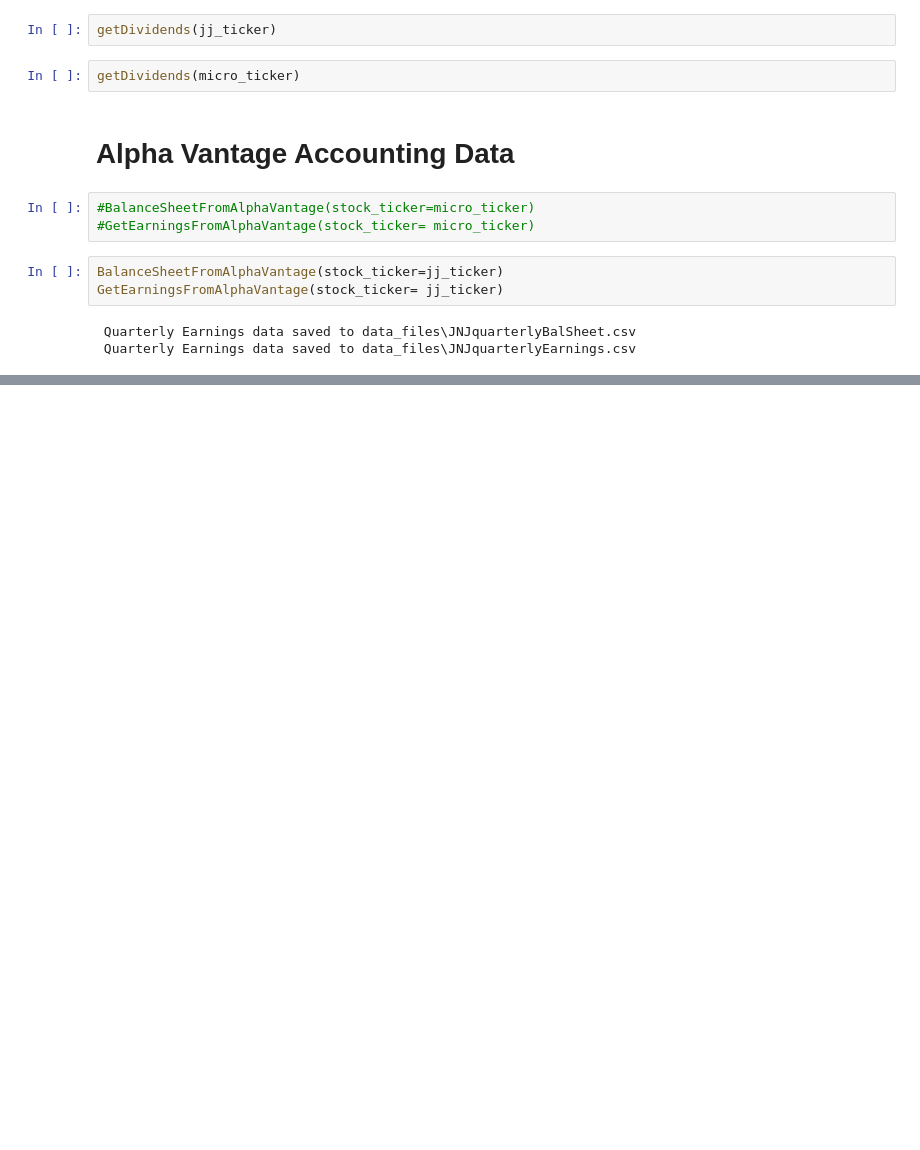
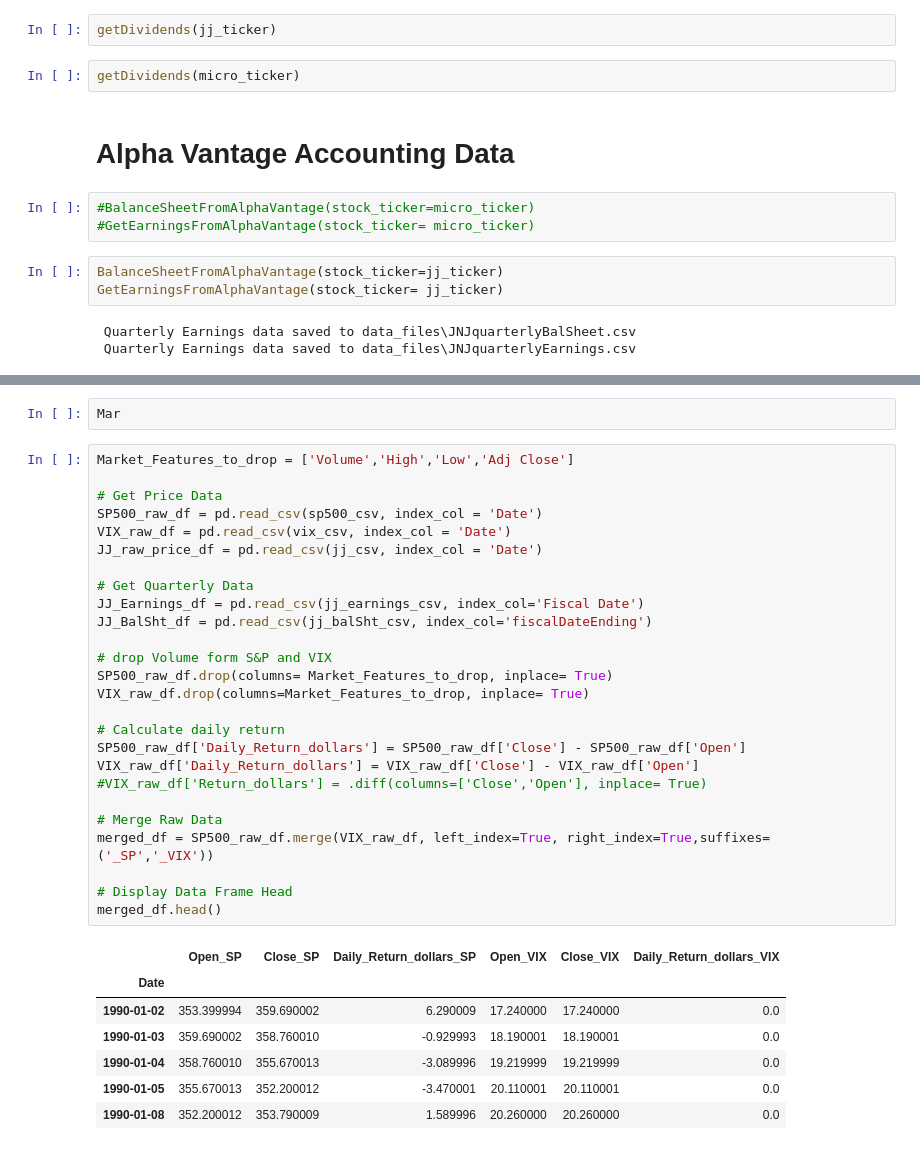
Before and after one commit to franco-rey/521-Final-Project, a Jupyter notebook: DataCleaning.ipynb, the cells around one changed output, grey strips where cells are left out. Cells and saved outputs as stored; diff of their text form; blank space fills up the shorter version.

```diff
--- a/DataCleaning.ipynb
+++ b/DataCleaning.ipynb
@@ -247,0 +263,36 @@ GetEarningsFromAlphaVantage(stock_ticker= jj_ticker)
+# %%
+Mar
+# %%
+Market_Features_to_drop = ['Volume','High','Low','Adj Close']
+
+# Get Price Data
+SP500_raw_df = pd.read_csv(sp500_csv, index_col = 'Date')
+VIX_raw_df = pd.read_csv(vix_csv, index_col = 'Date')
+JJ_raw_price_df = pd.read_csv(jj_csv, index_col = 'Date')
+
+# Get Quarterly Data
+JJ_Earnings_df = pd.read_csv(jj_earnings_csv, index_col='Fiscal Date')
+JJ_BalSht_df = pd.read_csv(jj_balSht_csv, index_col='fiscalDateEnding')
+
+# drop Volume form S&P and VIX
+SP500_raw_df.drop(columns= Market_Features_to_drop, inplace= True)
+VIX_raw_df.drop(columns=Market_Features_to_drop, inplace= True)
+
+# Calculate daily return
+SP500_raw_df['Daily_Return_dollars'] = SP500_raw_df['Close'] - SP500_raw_df['Open']
+VIX_raw_df['Daily_Return_dollars'] = VIX_raw_df['Close'] - VIX_raw_df['Open']
+#VIX_raw_df['Return_dollars'] = .diff(columns=['Close','Open'], inplace= True)
+
+# Merge Raw Data
+merged_df = SP500_raw_df.merge(VIX_raw_df, left_index=True, right_index=True,suffixes=('_SP','_VIX'))
+
+# Display Data Frame Head
+merged_df.head()
+# %% [output]
+|  | Open_SP | Close_SP | Daily_Return_dollars_SP | Open_VIX | Close_VIX | Daily_Return_dollars_VIX |
+| Date |  |  |  |  |  |  |
+| 1990-01-02 | 353.399994 | 359.690002 | 6.290009 | 17.240000 | 17.240000 | 0.0 |
+| 1990-01-03 | 359.690002 | 358.760010 | -0.929993 | 18.190001 | 18.190001 | 0.0 |
+| 1990-01-04 | 358.760010 | 355.670013 | -3.089996 | 19.219999 | 19.219999 | 0.0 |
+| 1990-01-05 | 355.670013 | 352.200012 | -3.470001 | 20.110001 | 20.110001 | 0.0 |
+| 1990-01-08 | 352.200012 | 353.790009 | 1.589996 | 20.260000 | 20.260000 | 0.0 |
```
Also changed, not shown: parts of 16 cells of this notebook, 3 other files.
